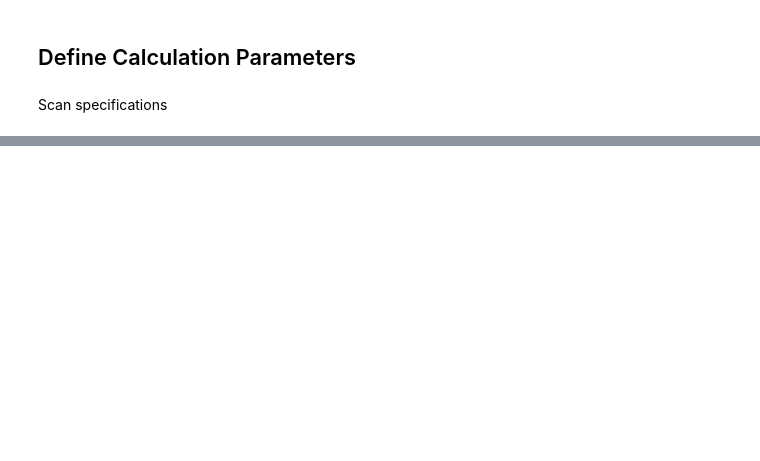
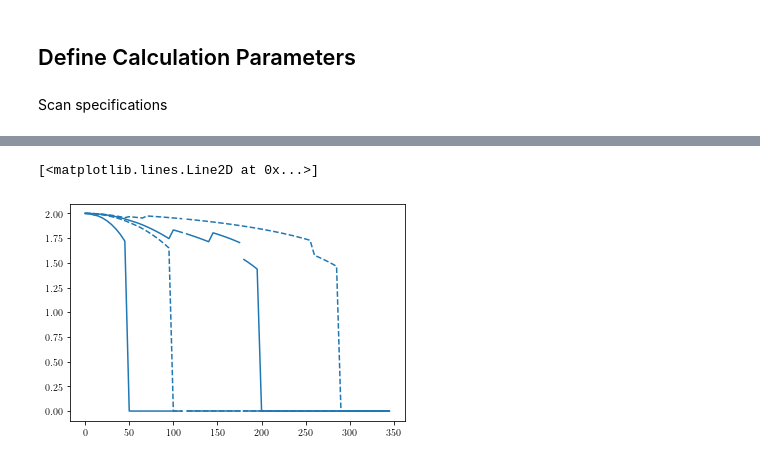
Before and after one commit to Progklui/rotor_lattice_models, a Jupyter notebook: phase_diag.ipynb, the cells around one changed output, grey strips where cells are left out. Cells and saved outputs as stored; diff of their text form; code cells hidden in the pictures; blank space fills up the shorter version.

```diff
--- a/phase_diag.ipynb
+++ b/phase_diag.ipynb
@@ -789,0 +553,19 @@ plt.plot(E_gs[8])
+# %%
+V = V_0_arr.real[0]
+
+slice_index = 3
+plt.plot(V[0:23], np.abs(Tx_order[slice_index])[0:23], linestyle='solid', color='tab:blue')
+plt.plot(V[0:23], np.abs(Ty_order[slice_index])[0:23], linestyle='dashed', color='tab:blue')
+plt.plot(V[23:36], np.abs(Tx_order[slice_index])[23:36], linestyle='solid', color='tab:blue')
+plt.plot(V[23:len(Tx_order[slice_index])-1], np.abs(Ty_order[slice_index])[23:len(Tx_order[slice_index])-1], linestyle='dashed', color='tab:blue')
+plt.plot(V[36:len(Tx_order[slice_index])-1], np.abs(Tx_order[slice_index])[36:len(Tx_order[slice_index])-1], linestyle='solid', color='tab:blue')
+
+slice_index = 10
+plt.plot(V[0:23], np.abs(Tx_order[slice_index])[0:23], linestyle='solid', color='tab:blue')
+plt.plot(V[0:23], np.abs(Ty_order[slice_index])[0:23], linestyle='dashed', color='tab:blue')
+plt.plot(V[23:36], np.abs(Tx_order[slice_index])[23:36], linestyle='solid', color='tab:blue')
+plt.plot(V[23:len(Tx_order[slice_index])-1], np.abs(Ty_order[slice_index])[23:len(Tx_order[slice_index])-1], linestyle='dashed', color='tab:blue')
+plt.plot(V[36:len(Tx_order[slice_index])-1], np.abs(Tx_order[slice_index])[36:len(Tx_order[slice_index])-1], linestyle='solid', color='tab:blue')
+# %% [output]
+[<matplotlib.lines.Line2D at 0x...>]
+[figure, added]
```
Also changed, not shown: parts of 31 cells of this notebook, 3 other files.
